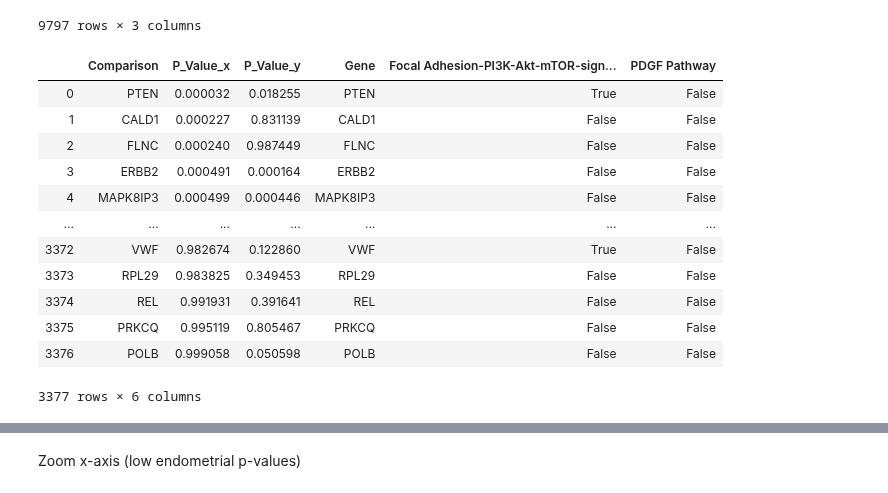
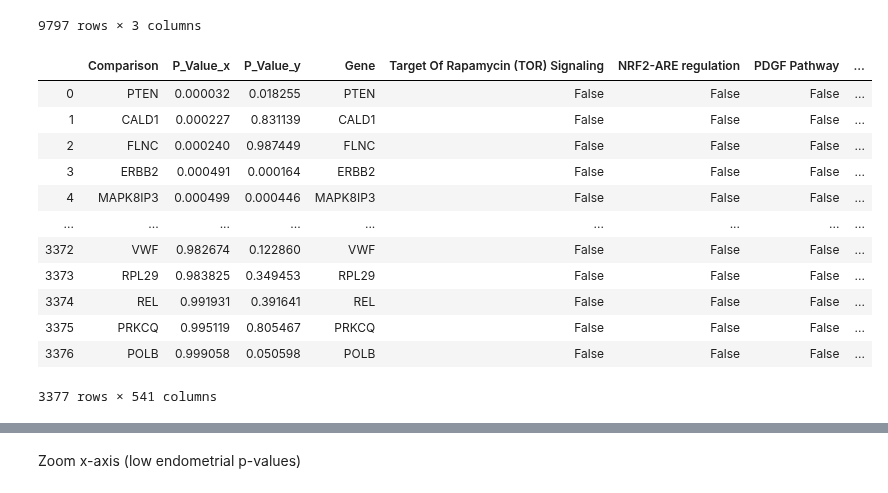
Before and after one commit to PayneLab/WhenMutationsDontMatter, a Jupyter notebook: PTEN context dependant story/PTEN endo and gbm - Fig 2.ipynb, the cells around one changed output, grey strips where cells are left out. Cells and saved outputs as stored; diff of their text form; code cells hidden in the pictures.

```diff
--- a/PTEN context dependant story/PTEN endo and gbm - Fig 2.ipynb
+++ b/PTEN context dependant story/PTEN endo and gbm - Fig 2.ipynb
@@ -120,6 +120,3 @@ both_values_df
 Visualize all P-values
 # %%
 pathways = pd.read_excel(R"E:\Users\brittany henderson\Documents\Junior BYU\WikiPathwaysData.xlsx")
-# %%
-pathways = pathways.rename(columns={'Unnamed: 0': 'Gene'})
-pathways
@@ -174,23 +140,23 @@ combined_df
 | 9796 | WDR24 | 0.999279 | 0.004503 |
 9797 rows × 3 columns
 # %%
-c_path = combined_df.merge(f, left_on='Comparison', right_on='Gene')
+c_path = combined_df.merge(pathways, left_on='Comparison', right_on='Gene')
 #c_path = c_path.rename(columns={'P_Value_x':'Gbm P-Values', 'P_Value_y': 'En P-Values',
 #               'Focal Adhesion-PI3K-Akt-mTOR-signaling pathway' : 'Focal Adhesion'})
 c_path
 # %% [output]
-|  | Comparison | P_Value_x | P_Value_y | Gene | Focal Adhesion-PI3K-Akt-mTOR-sign... | PDGF Pathway |
-| 0 | PTEN | 0.000032 | 0.018255 | PTEN | True | False |
-| 1 | CALD1 | 0.000227 | 0.831139 | CALD1 | False | False |
-| 2 | FLNC | 0.000240 | 0.987449 | FLNC | False | False |
-| 3 | ERBB2 | 0.000491 | 0.000164 | ERBB2 | False | False |
-| 4 | MAPK8IP3 | 0.000499 | 0.000446 | MAPK8IP3 | False | False |
-| ... | ... | ... | ... | ... | ... | ... |
-| 3372 | VWF | 0.982674 | 0.122860 | VWF | True | False |
-| 3373 | RPL29 | 0.983825 | 0.349453 | RPL29 | False | False |
-| 3374 | REL | 0.991931 | 0.391641 | REL | False | False |
-| 3375 | PRKCQ | 0.995119 | 0.805467 | PRKCQ | False | False |
-| 3376 | POLB | 0.999058 | 0.050598 | POLB | False | False |
+|  | Comparison | P_Value_x | P_Value_y | Gene | Target Of Rapamycin (TOR) Signaling | NRF2-ARE regulation | PDGF Pathway | ... |
+| 0 | PTEN | 0.000032 | 0.018255 | PTEN | False | False | False | ... |
+| 1 | CALD1 | 0.000227 | 0.831139 | CALD1 | False | False | False | ... |
+| 2 | FLNC | 0.000240 | 0.987449 | FLNC | False | False | False | ... |
+| 3 | ERBB2 | 0.000491 | 0.000164 | ERBB2 | False | False | False | ... |
+| 4 | MAPK8IP3 | 0.000499 | 0.000446 | MAPK8IP3 | False | False | False | ... |
+| ... | ... | ... | ... | ... | ... | ... | ... | ... |
+| 3372 | VWF | 0.982674 | 0.122860 | VWF | False | False | False | ... |
+| 3373 | RPL29 | 0.983825 | 0.349453 | RPL29 | False | False | False | ... |
+| 3374 | REL | 0.991931 | 0.391641 | REL | False | False | False | ... |
+| 3375 | PRKCQ | 0.995119 | 0.805467 | PRKCQ | False | False | False | ... |
+| 3376 | POLB | 0.999058 | 0.050598 | POLB | False | False | False | ... |
-3377 rows × 6 columns
+3377 rows × 541 columns
 # %%
 g = sns.FacetGrid(c_path, hue='Focal Adhesion')# col and row of the multiple grids , hue = pathway
```
Also changed, not shown: parts of 19 cells of this notebook.
